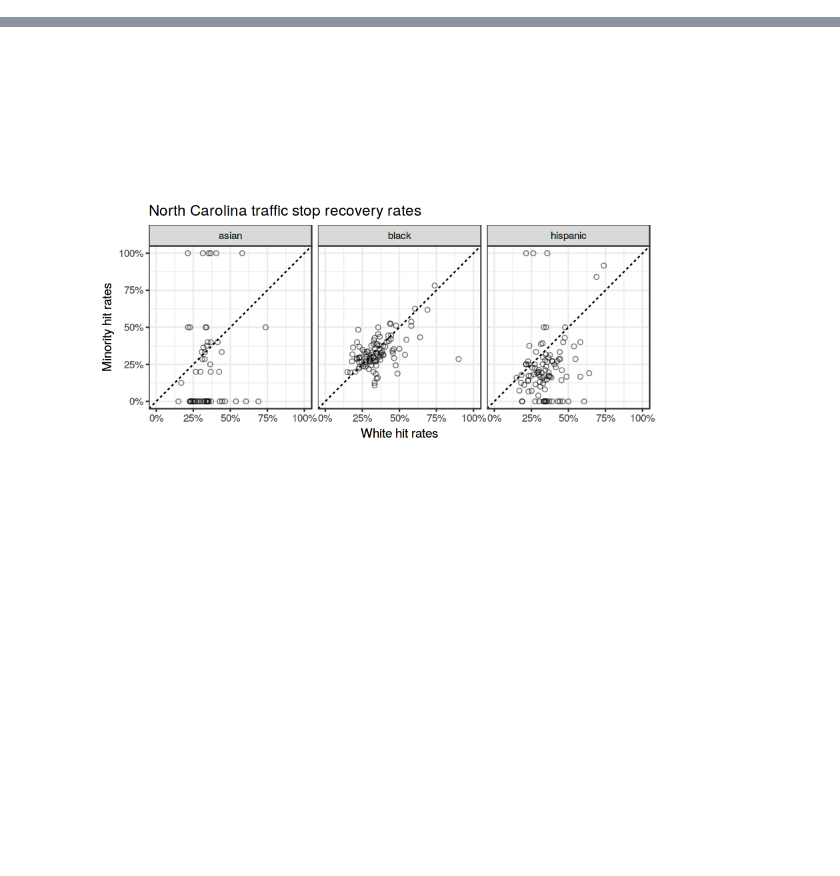
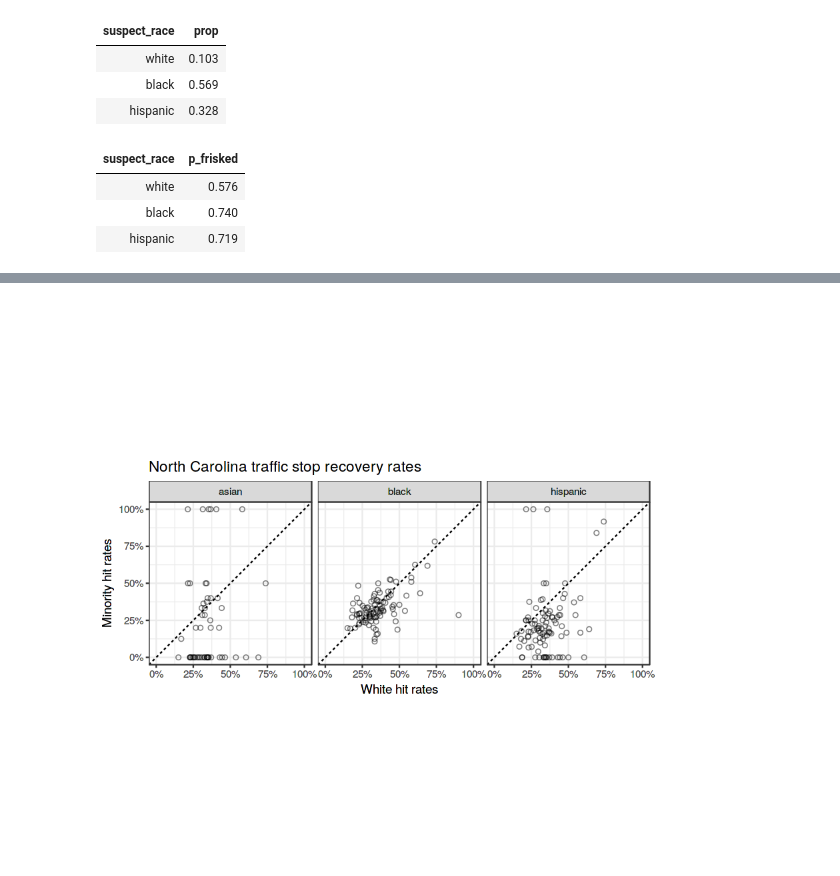
Before and after one commit to stanford-policylab/law-order-algo, a Jupyter notebook: notebooks/discrimination_tests-answers.ipynb, the cells around one changed output, grey strips where cells are left out. Saved outputs shown, nothing was run; the diff lists cells and outputs as text; code cells hidden in the pictures; blank space fills up the shorter version.

```diff
--- a/notebooks/discrimination_tests-answers.ipynb
+++ b/notebooks/discrimination_tests-answers.ipynb
@@ -184,0 +156,23 @@ At this point, with 400 hit rates to compare (1 for each race and department), i
+# %%
+# WRITE CODE HERE
+# START solution
+# Proportion of frisks suspect race
+stop_df %>%
+    filter(frisked) %>%
+    group_by(suspect_race) %>%
+    summarize(prop = n()/nrow(.))
+
+# Frisk rate for stopped suspects by suspect race
+stop_df %>%
+    group_by(suspect_race) %>%
+    summarize(p_frisked = mean(frisked))
+# END solution
+# %% [output]
+| suspect_race | prop |
+| white | 0.103 |
+| black | 0.569 |
+| hispanic | 0.328 |
+| suspect_race | p_frisked |
+| white | 0.576 |
+| black | 0.740 |
+| hispanic | 0.719 |
```
Also changed, not shown: parts of 66 cells of this notebook.
